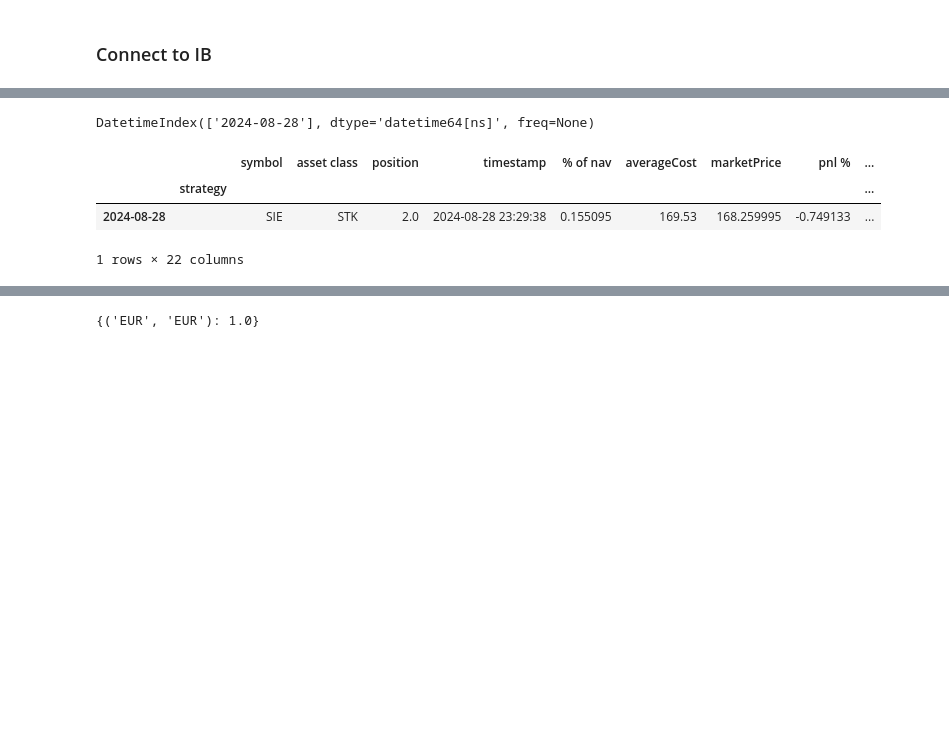
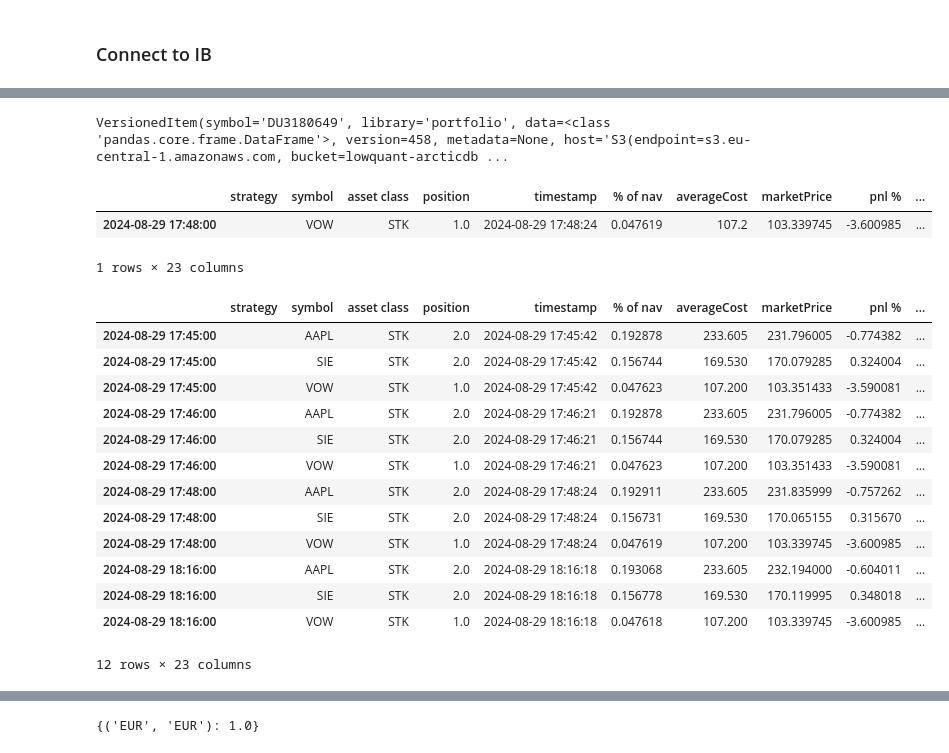
Before and after one commit to lowQuant/IB-Multi-Strategy-ATS, a Jupyter notebook: data_and_research/portfoliomanager_test.ipynb, the cells around one changed output, grey strips where cells are left out. Drawn from its saved outputs; the diff is of its cells as text; code cells hidden in the pictures; blank space fills up the shorter version.

```diff
--- a/data_and_research/portfoliomanager_test.ipynb
+++ b/data_and_research/portfoliomanager_test.ipynb
@@ -45,16 +45,31 @@ df_ib
-# %%
-df_ib.index
-# datetime.date.today().isoformat()
-# datetime.datetime.now().isoformat()
-# %% [output]
-DatetimeIndex(['2024-08-28'], dtype='datetime64[ns]', freq=None)
+# %%
+pf = self.portfolio_library.read(f"{self.account_id}",row_range=(-1,99))
+pf
+# %% [output]
+VersionedItem(symbol='DU3180649', library='portfolio', data=<class 'pandas.core.frame.DataFrame'>, version=458, metadata=None, host='S3(endpoint=s3.eu-central-1.amazonaws.com, bucket=lowquant-arcticdb ...
+# %%
+pf.data.reset_index(level=1)
+# %% [output]
+|  | strategy | symbol | asset class | position | timestamp | % of nav | averageCost | marketPrice | pnl % | ... |
+| 2024-08-29 17:48:00 |  | VOW | STK | 1.0 | 2024-08-29 17:48:24 | 0.047619 | 107.2 | 103.339745 | -3.600985 | ... |
+1 rows × 23 columns
 # %%
-self.portfolio_library.read(f'{self.account_id}').data
+self.portfolio_library.read(f'{self.account_id}').data.reset_index(level=1)
 # self.portfolio_library.delete(f'{self.account_id}')
 # %% [output]
-|  |  | symbol | asset class | position | timestamp | % of nav | averageCost | marketPrice | pnl % | ... |
-|  | strategy |  |  |  |  |  |  |  |  | ... |
-| 2024-08-28 |  | SIE | STK | 2.0 | 2024-08-28 23:29:38 | 0.155095 | 169.53 | 168.259995 | -0.749133 | ... |
+|  | strategy | symbol | asset class | position | timestamp | % of nav | averageCost | marketPrice | pnl % | ... |
+| 2024-08-29 17:45:00 |  | AAPL | STK | 2.0 | 2024-08-29 17:45:42 | 0.192878 | 233.605 | 231.796005 | -0.774382 | ... |
+| 2024-08-29 17:45:00 |  | SIE | STK | 2.0 | 2024-08-29 17:45:42 | 0.156744 | 169.530 | 170.079285 | 0.324004 | ... |
+| 2024-08-29 17:45:00 |  | VOW | STK | 1.0 | 2024-08-29 17:45:42 | 0.047623 | 107.200 | 103.351433 | -3.590081 | ... |
+| 2024-08-29 17:46:00 |  | AAPL | STK | 2.0 | 2024-08-29 17:46:21 | 0.192878 | 233.605 | 231.796005 | -0.774382 | ... |
+| 2024-08-29 17:46:00 |  | SIE | STK | 2.0 | 2024-08-29 17:46:21 | 0.156744 | 169.530 | 170.079285 | 0.324004 | ... |
+| 2024-08-29 17:46:00 |  | VOW | STK | 1.0 | 2024-08-29 17:46:21 | 0.047623 | 107.200 | 103.351433 | -3.590081 | ... |
+| 2024-08-29 17:48:00 |  | AAPL | STK | 2.0 | 2024-08-29 17:48:24 | 0.192911 | 233.605 | 231.835999 | -0.757262 | ... |
+| 2024-08-29 17:48:00 |  | SIE | STK | 2.0 | 2024-08-29 17:48:24 | 0.156731 | 169.530 | 170.065155 | 0.315670 | ... |
+| 2024-08-29 17:48:00 |  | VOW | STK | 1.0 | 2024-08-29 17:48:24 | 0.047619 | 107.200 | 103.339745 | -3.600985 | ... |
+| 2024-08-29 18:16:00 |  | AAPL | STK | 2.0 | 2024-08-29 18:16:18 | 0.193068 | 233.605 | 232.194000 | -0.604011 | ... |
+| 2024-08-29 18:16:00 |  | SIE | STK | 2.0 | 2024-08-29 18:16:18 | 0.156778 | 169.530 | 170.119995 | 0.348018 | ... |
+| 2024-08-29 18:16:00 |  | VOW | STK | 1.0 | 2024-08-29 18:16:18 | 0.047618 | 107.200 | 103.339745 | -3.600985 | ... |
-1 rows × 22 columns
+12 rows × 23 columns
 # %%
 if self.account_id in self.portfolio_library.list_symbols():
```
Also changed, not shown: parts of 4 cells of this notebook, 2 other files.
